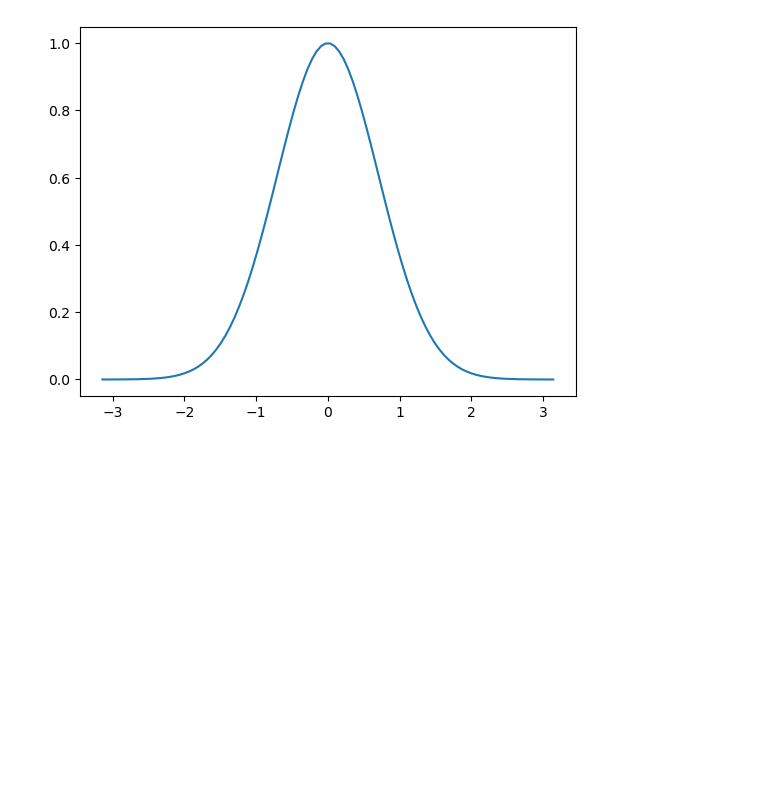
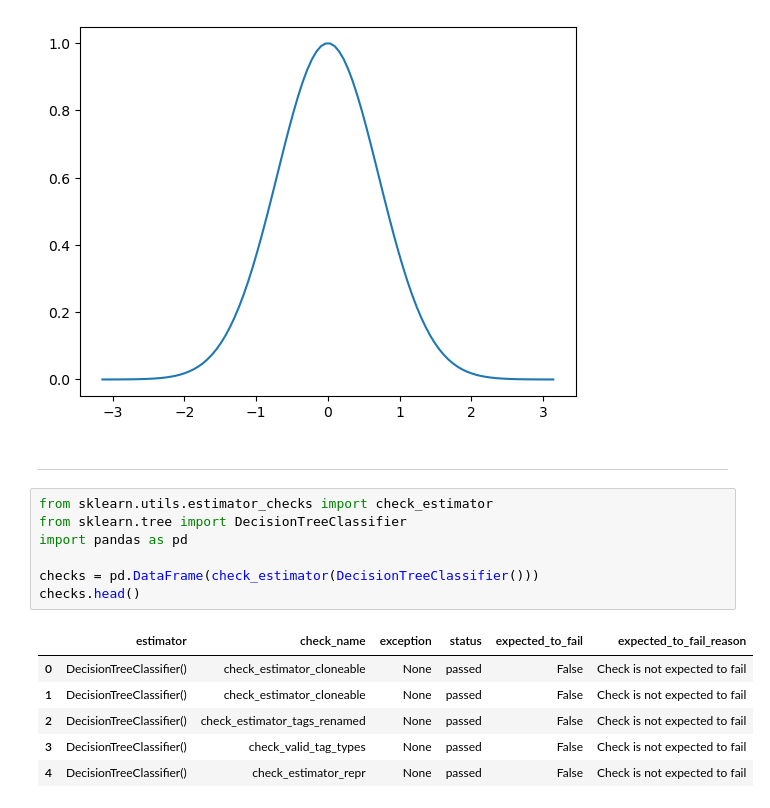
Before and after one commit to erikperkins/notebooks, a Jupyter notebook: test.ipynb, the cells around one changed output. Drawn from its saved outputs; the diff is of its cells as text; blank space fills up the shorter version.

```diff
--- a/test.ipynb
+++ b/test.ipynb
@@ -16,3 +16,19 @@ plt.plot(x, y, label = "exp(-x**2)")
 # %% [output]
 [<matplotlib.lines.Line2D at 0x...>]
 [figure]
+# %% [markdown]
+---
+# %%
+from sklearn.utils.estimator_checks import check_estimator
+from sklearn.tree import DecisionTreeClassifier
+import pandas as pd
+
+checks = pd.DataFrame(check_estimator(DecisionTreeClassifier()))
+checks.head()
+# %% [output]
+|  | estimator | check_name | exception | status | expected_to_fail | expected_to_fail_reason |
+| 0 | DecisionTreeClassifier() | check_estimator_cloneable | None | passed | False | Check is not expected to fail |
+| 1 | DecisionTreeClassifier() | check_estimator_cloneable | None | passed | False | Check is not expected to fail |
+| 2 | DecisionTreeClassifier() | check_estimator_tags_renamed | None | passed | False | Check is not expected to fail |
+| 3 | DecisionTreeClassifier() | check_valid_tag_types | None | passed | False | Check is not expected to fail |
+| 4 | DecisionTreeClassifier() | check_estimator_repr | None | passed | False | Check is not expected to fail |
```
Also changed, not shown: parts of 2 cells of this notebook, 1 other file.
